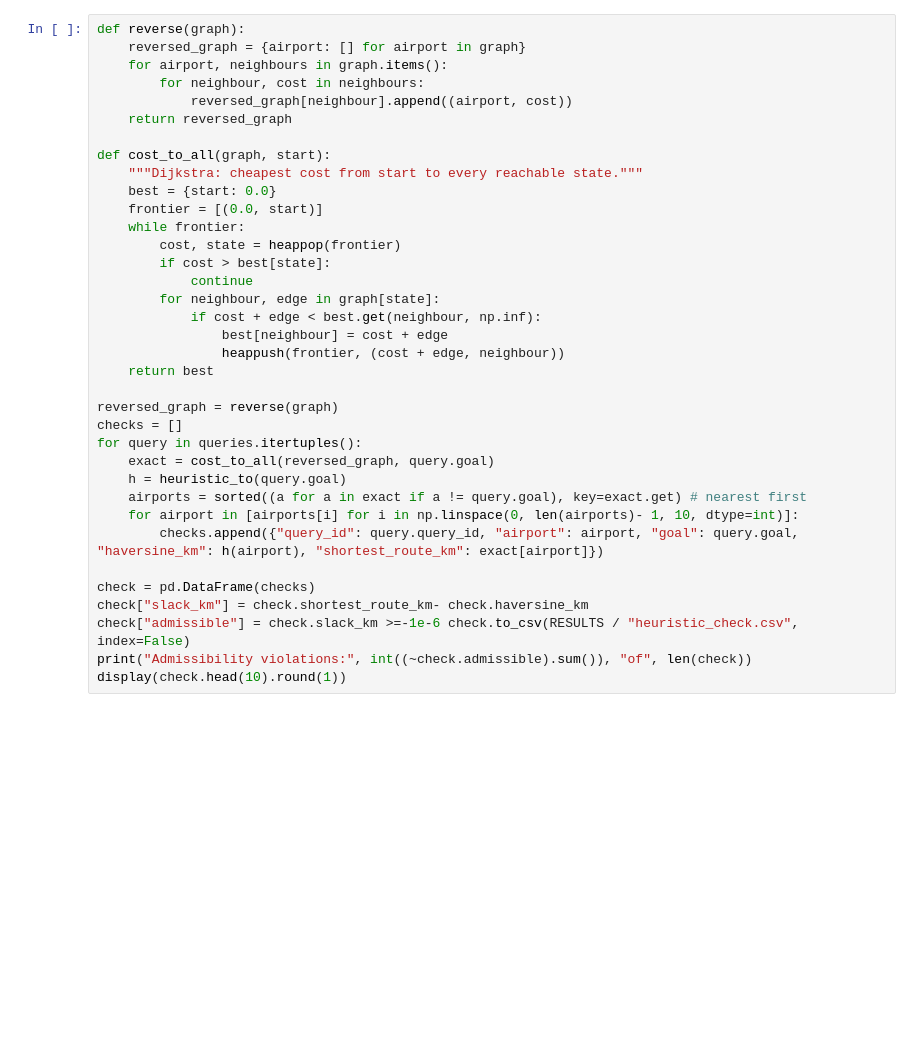
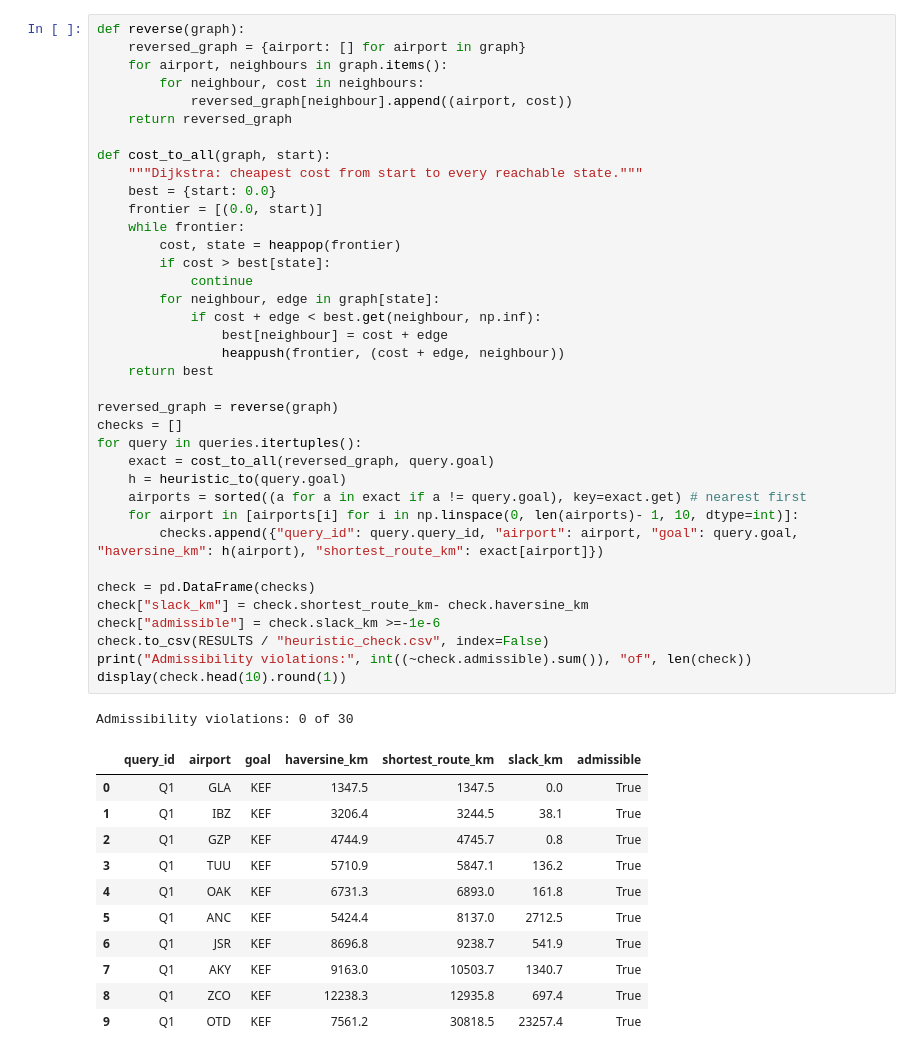
Before and after one commit to pnsyhm/UTP-ARTIFICIAL-INTELLIGENCE, a Jupyter notebook: all_experiments/lab02_informed_search_worked.ipynb, the cells around one changed output. Saved outputs shown, nothing was run; the diff lists cells and outputs as text; blank space fills up the shorter version.

```diff
--- a/all_experiments/lab02_informed_search_worked.ipynb
+++ b/all_experiments/lab02_informed_search_worked.ipynb
@@ -47,31 +63,45 @@ def reverse(graph):
             reversed_graph[neighbour].append((airport, cost))
     return reversed_graph
 
 def cost_to_all(graph, start):
     """Dijkstra: cheapest cost from start to every reachable state."""
     best = {start: 0.0}
     frontier = [(0.0, start)]
     while frontier:
         cost, state = heappop(frontier)
         if cost > best[state]:
             continue
         for neighbour, edge in graph[state]:
             if cost + edge < best.get(neighbour, np.inf):
                 best[neighbour] = cost + edge
                 heappush(frontier, (cost + edge, neighbour))
     return best
 
 reversed_graph = reverse(graph)
 checks = []
 for query in queries.itertuples():
     exact = cost_to_all(reversed_graph, query.goal)
     h = heuristic_to(query.goal)
     airports = sorted((a for a in exact if a != query.goal), key=exact.get) # nearest first
     for airport in [airports[i] for i in np.linspace(0, len(airports)- 1, 10, dtype=int)]:
         checks.append({"query_id": query.query_id, "airport": airport, "goal": query.goal, "haversine_km": h(airport), "shortest_route_km": exact[airport]})
 
 check = pd.DataFrame(checks)
 check["slack_km"] = check.shortest_route_km- check.haversine_km
-check["admissible"] = check.slack_km >=-1e-6 check.to_csv(RESULTS / "heuristic_check.csv", index=False)
+check["admissible"] = check.slack_km >=-1e-6
+check.to_csv(RESULTS / "heuristic_check.csv", index=False)
 print("Admissibility violations:", int((~check.admissible).sum()), "of", len(check))
 display(check.head(10).round(1))
+# %% [output]
+Admissibility violations: 0 of 30
+|  | query_id | airport | goal | haversine_km | shortest_route_km | slack_km | admissible |
+| 0 | Q1 | GLA | KEF | 1347.5 | 1347.5 | 0.0 | True |
+| 1 | Q1 | IBZ | KEF | 3206.4 | 3244.5 | 38.1 | True |
+| 2 | Q1 | GZP | KEF | 4744.9 | 4745.7 | 0.8 | True |
+| 3 | Q1 | TUU | KEF | 5710.9 | 5847.1 | 136.2 | True |
+| 4 | Q1 | OAK | KEF | 6731.3 | 6893.0 | 161.8 | True |
+| 5 | Q1 | ANC | KEF | 5424.4 | 8137.0 | 2712.5 | True |
+| 6 | Q1 | JSR | KEF | 8696.8 | 9238.7 | 541.9 | True |
+| 7 | Q1 | AKY | KEF | 9163.0 | 10503.7 | 1340.7 | True |
+| 8 | Q1 | ZCO | KEF | 12238.3 | 12935.8 | 697.4 | True |
+| 9 | Q1 | OTD | KEF | 7561.2 | 30818.5 | 23257.4 | True |
```
Also changed, not shown: parts of 7 cells of this notebook, 6 other files.
